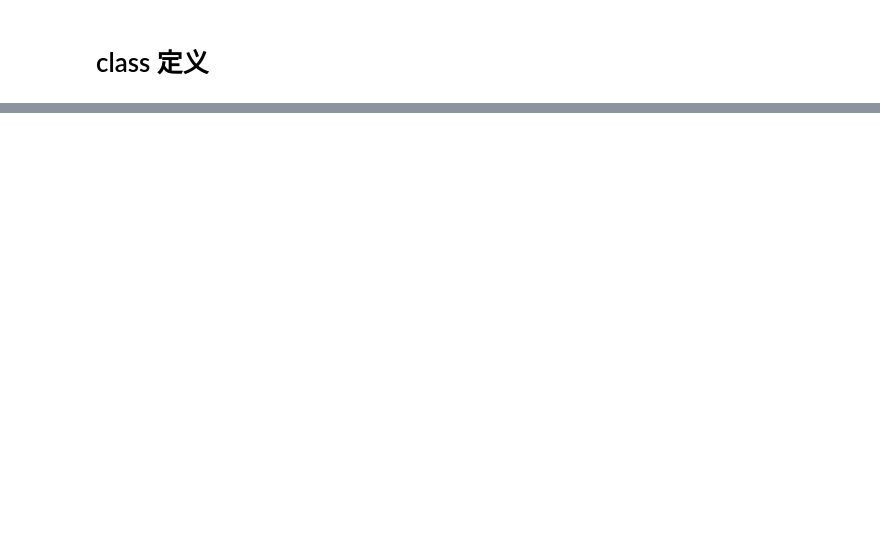
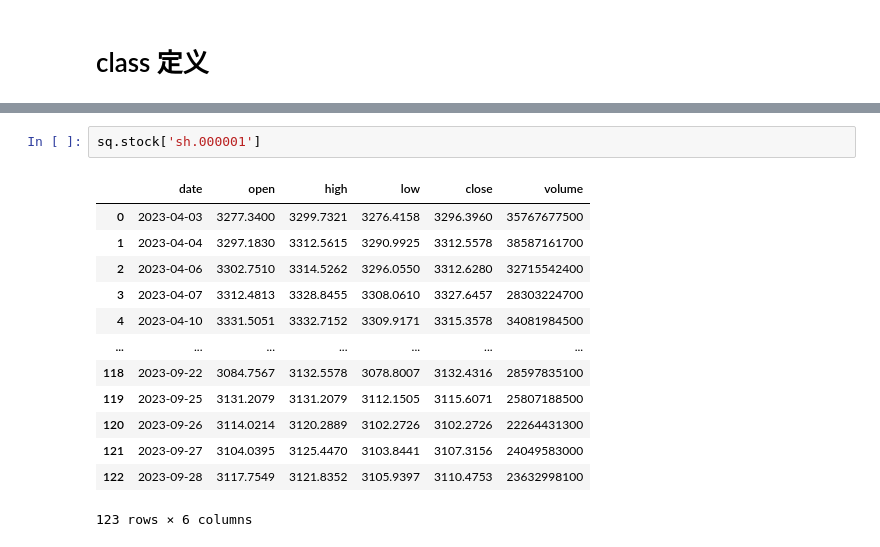
Before and after one commit to Weies/PyTrade, a Jupyter notebook: main.ipynb, the cells around one changed output, grey strips where cells are left out. Saved outputs shown, nothing was run; the diff lists cells and outputs as text; blank space fills up the shorter version.

```diff
--- a/main.ipynb
+++ b/main.ipynb
@@ -104,0 +186,16 @@ plt.show()
+# %%
+sq.stock['sh.000001']
+# %% [output]
+|  | date | open | high | low | close | volume |
+| 0 | 2023-04-03 | 3277.3400 | 3299.7321 | 3276.4158 | 3296.3960 | 35767677500 |
+| 1 | 2023-04-04 | 3297.1830 | 3312.5615 | 3290.9925 | 3312.5578 | 38587161700 |
+| 2 | 2023-04-06 | 3302.7510 | 3314.5262 | 3296.0550 | 3312.6280 | 32715542400 |
+| 3 | 2023-04-07 | 3312.4813 | 3328.8455 | 3308.0610 | 3327.6457 | 28303224700 |
+| 4 | 2023-04-10 | 3331.5051 | 3332.7152 | 3309.9171 | 3315.3578 | 34081984500 |
+| ... | ... | ... | ... | ... | ... | ... |
+| 118 | 2023-09-22 | 3084.7567 | 3132.5578 | 3078.8007 | 3132.4316 | 28597835100 |
+| 119 | 2023-09-25 | 3131.2079 | 3131.2079 | 3112.1505 | 3115.6071 | 25807188500 |
+| 120 | 2023-09-26 | 3114.0214 | 3120.2889 | 3102.2726 | 3102.2726 | 22264431300 |
+| 121 | 2023-09-27 | 3104.0395 | 3125.4470 | 3103.8441 | 3107.3156 | 24049583000 |
+| 122 | 2023-09-28 | 3117.7549 | 3121.8352 | 3105.9397 | 3110.4753 | 23632998100 |
+123 rows × 6 columns
```
Also changed, not shown: parts of 6 cells of this notebook, 2 other files.
